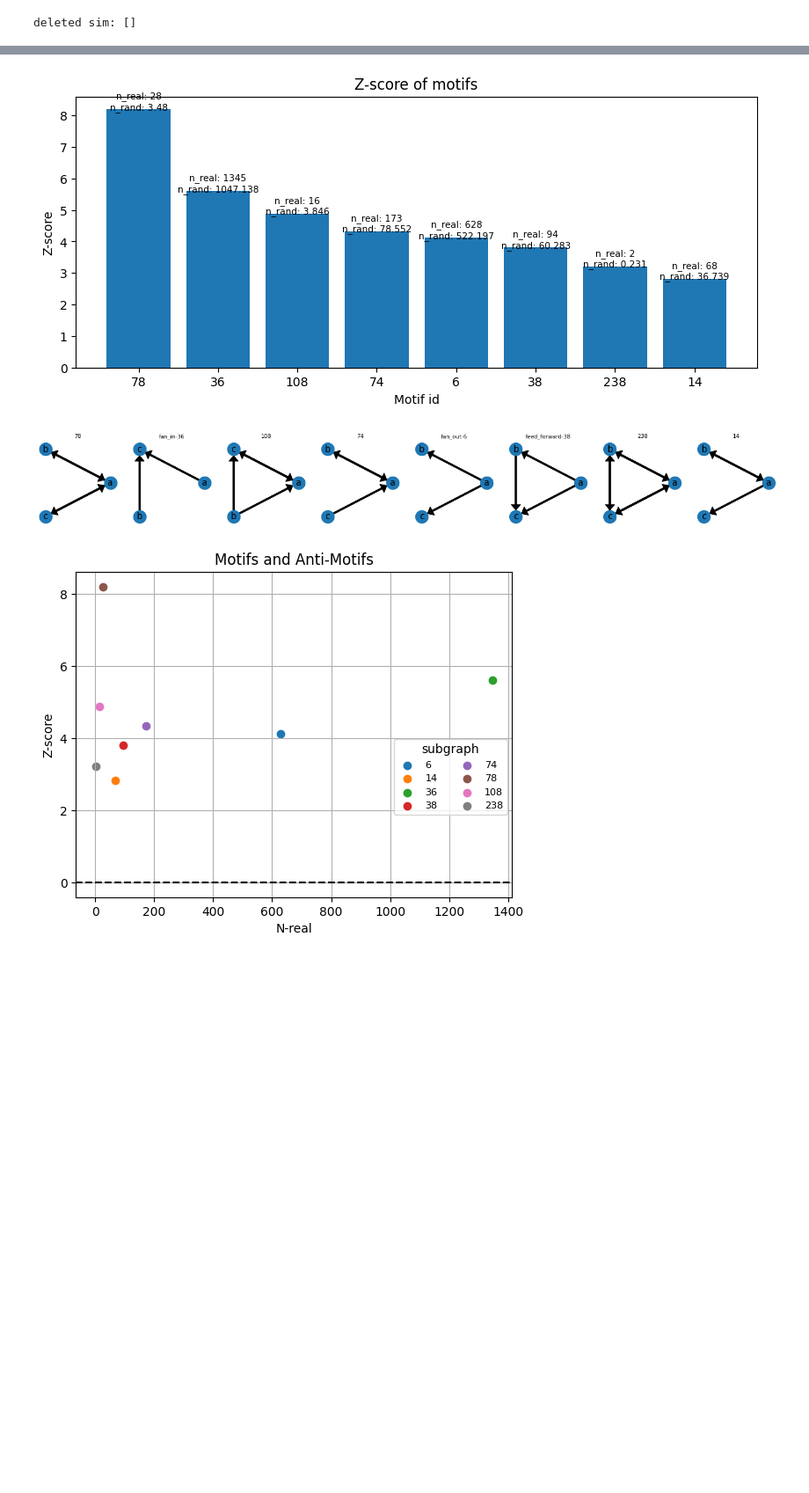
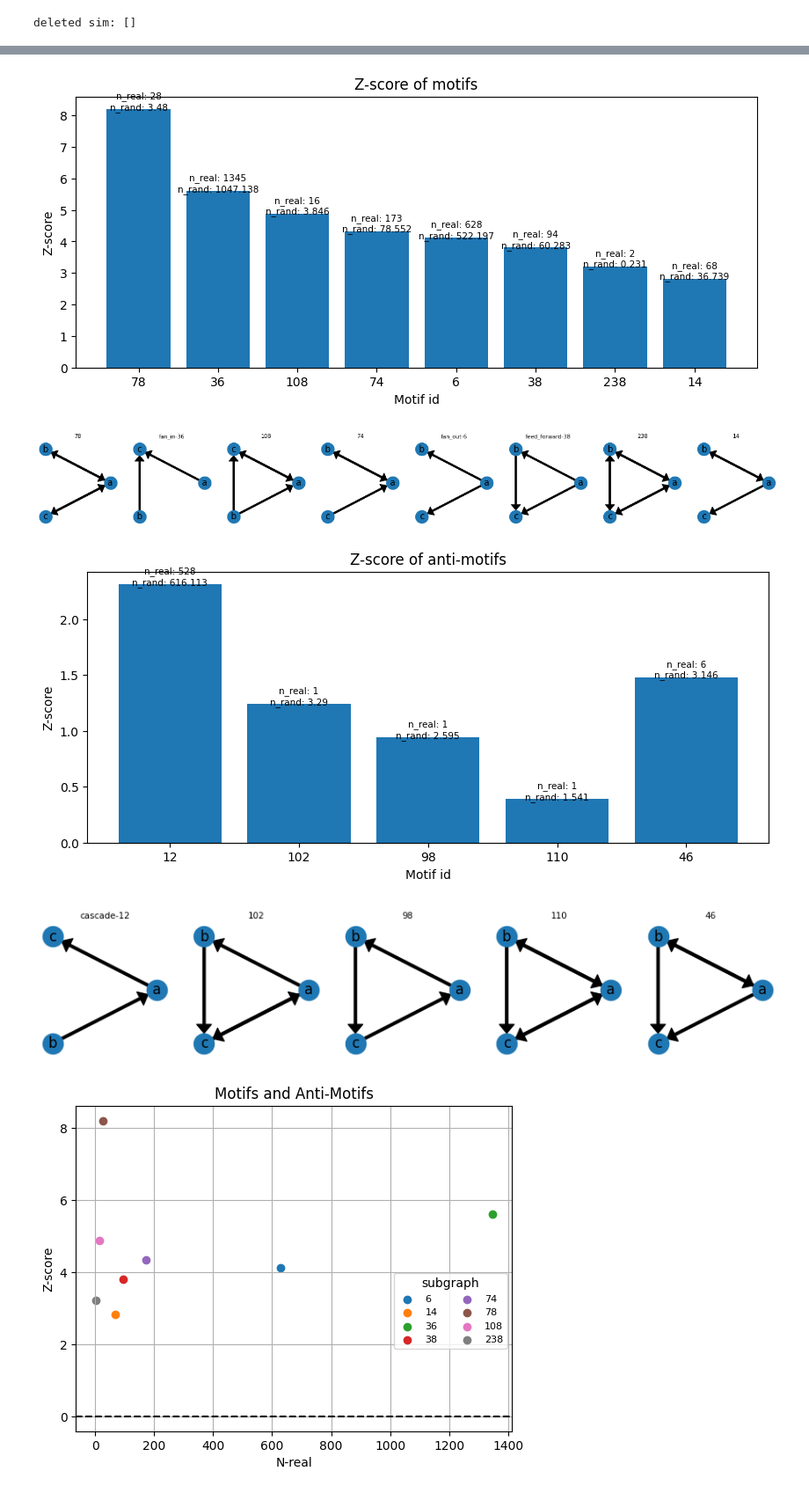
Before and after one commit to deangeckt/network_motifs, a Jupyter notebook: post_motif_analysis/motif_analysis.ipynb, the cells around one changed output, grey strips where cells are left out. Shown at 88% size. Cells and saved outputs as stored; diff of their text form; code cells hidden in the pictures; blank space fills up the shorter version.

```diff
--- a/post_motif_analysis/motif_analysis.ipynb
+++ b/post_motif_analysis/motif_analysis.ipynb
@@ -360,19 +360,22 @@ deleted sim: []
 # %%
 motifs_ = [m for m in motifs.values() if m.motif_criteria.is_motif == MotifType.motif]
 anti_motifs_ = [m for m in motifs.values() if m.motif_criteria.is_motif == MotifType.anti_motif]
 none_motifs_ = [m for m in motifs.values() if m.motif_criteria.is_motif == MotifType.none]
 
 motifs_ = [m for m in motifs_ if m.n_real >= 1]
 plot_motif_distribution(motifs_, anti_motifs_, none_motifs_)
 plot_motifs_z(motifs_, MotifType.motif, top=10)
 plot_motifs_z(anti_motifs_, MotifType.anti_motif, top=10)
+plot_motifs_z(none_motifs_, MotifType.anti_motif, top=10)
 # %% [output]
 motif: 8/13
 anti-motif: 0/13
 none: 5/13
 [figure]
 [figure]
 [figure]
+[figure, added]
+[figure, added]
 # %%
 scatter_motifs(motifs_, False)
 # scatter_motifs(anti_motifs_, False)
```
Also changed, not shown: parts of 4 cells of this notebook, 9 other files.
